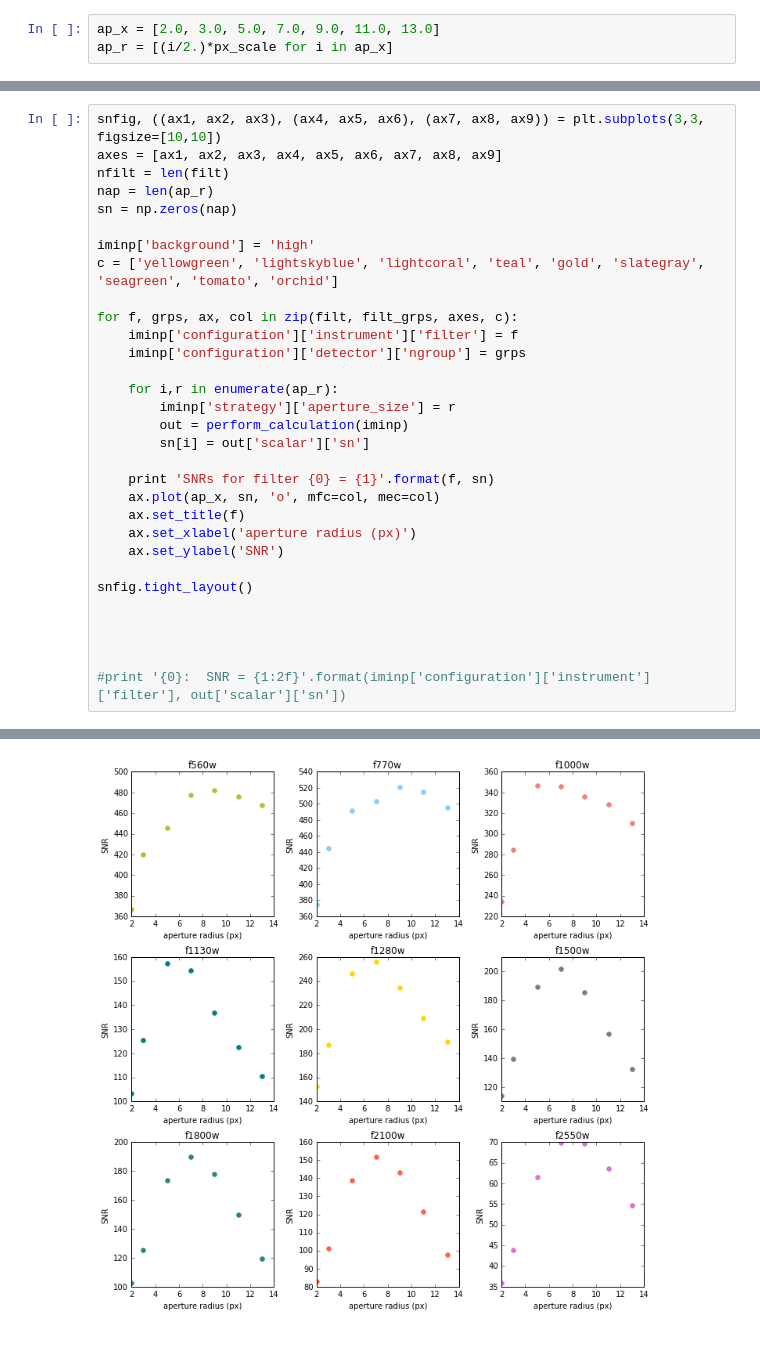
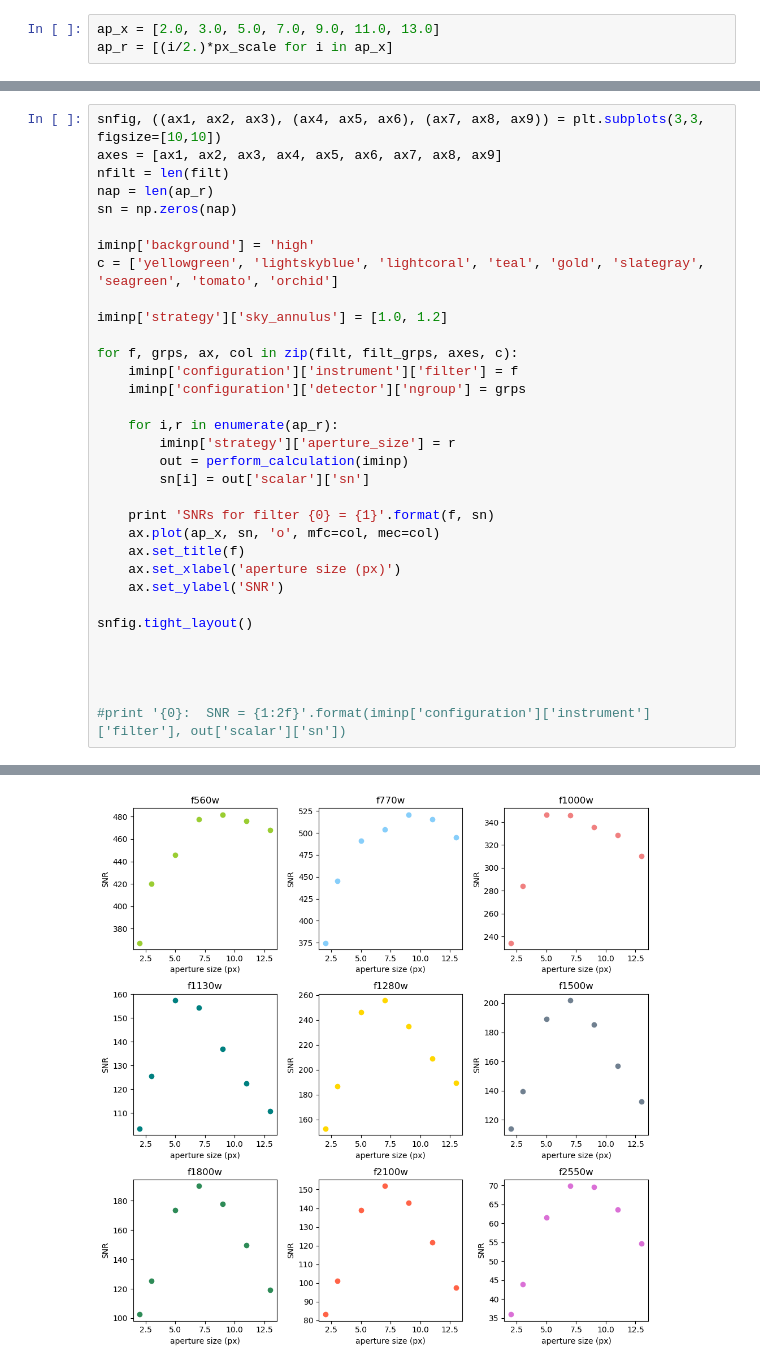
Before and after one commit to STScI-MIRI/TSO-imaging, a Jupyter notebook: Imaging TSO calculations.ipynb, the cells around one changed output, grey strips where cells are left out. Cells and saved outputs as stored; diff of their text form.

```diff
--- a/Imaging TSO calculations.ipynb
+++ b/Imaging TSO calculations.ipynb
@@ -45,6 +45,8 @@ sn = np.zeros(nap)
 
 iminp['background'] = 'high'
 c = ['yellowgreen', 'lightskyblue', 'lightcoral', 'teal', 'gold', 'slategray', 'seagreen', 'tomato', 'orchid']
+
+iminp['strategy']['sky_annulus'] = [1.0, 1.2]
 
 for f, grps, ax, col in zip(filt, filt_grps, axes, c):
     iminp['configuration']['instrument']['filter'] = f
@@ -58,7 +60,7 @@ for f, grps, ax, col in zip(filt, filt_grps, axes, c):
     print 'SNRs for filter {0} = {1}'.format(f, sn)
     ax.plot(ap_x, sn, 'o', mfc=col, mec=col)
     ax.set_title(f)
-    ax.set_xlabel('aperture radius (px)')
+    ax.set_xlabel('aperture size (px)')
     ax.set_ylabel('SNR')
 
 snfig.tight_layout()
@@ -89,4 +91,4 @@ SNRs for filter f2550w = [ 35.94717233  43.84646458  61.5469422   69.86033417  6
-[figure, old version]
+[figure, new version]
 # %%
 plt.savefig('ima_photometry_plots.png')
 # %% [output]
```
Also changed, not shown: parts of 4 cells of this notebook.
